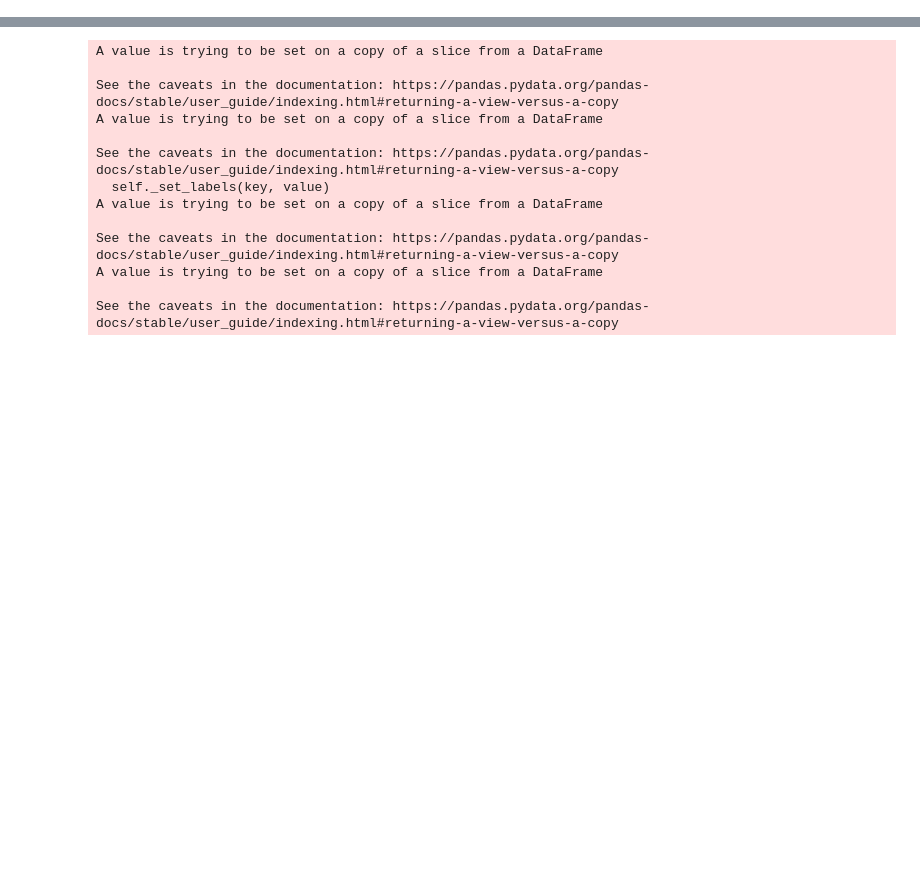
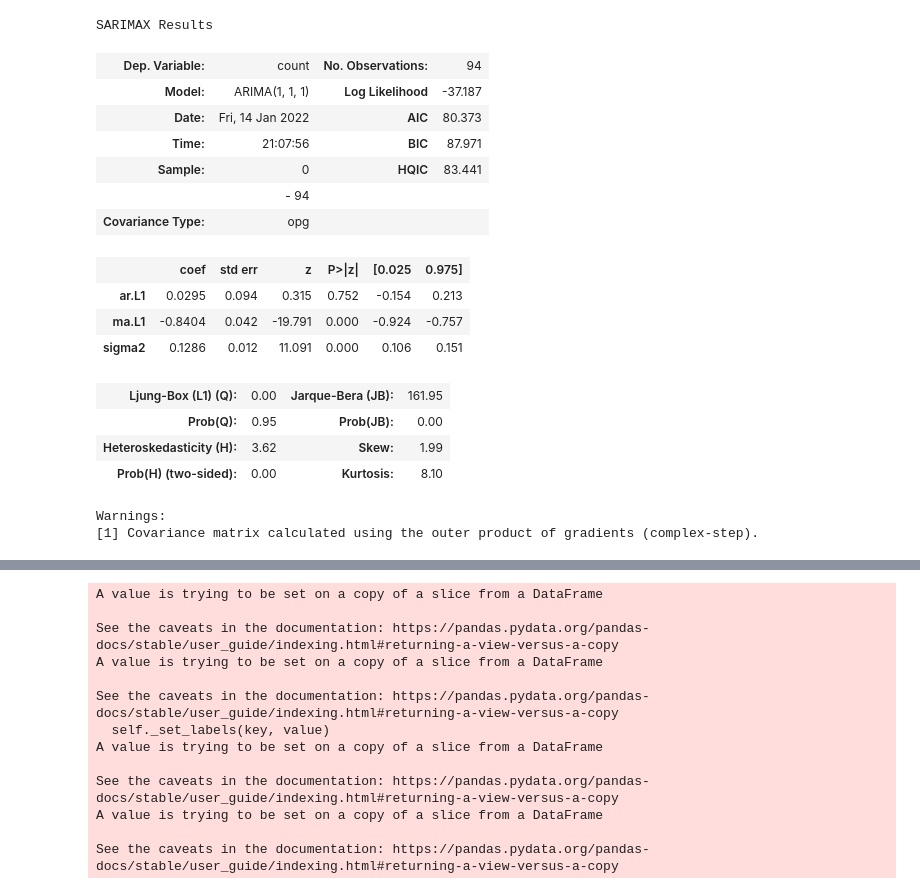
Before and after one commit to Rolkarolka/Delivery-optimization, a Jupyter notebook: notebooks/advanced_model.ipynb, the cells around one changed output, grey strips where cells are left out. Cells and saved outputs as stored; diff of their text form; code cells hidden in the pictures; blank space fills up the shorter version.

Commit message:
Add final ARIMA

```diff
--- a/notebooks/advanced_model.ipynb
+++ b/notebooks/advanced_model.ipynb
@@ -171,0 +265,25 @@ def product_viewed(product_id, df, dates, df_price = product_df):
+# %%
+train = z.iloc[:-30]
+test = z.iloc[-30:]
+model = ARIMA(train['count'], order = (1,1,1))
+model = model.fit()
+model.summary()
+# %% [output]
+SARIMAX Results
+| Dep. Variable: | count | No. Observations: | 94 |
+| Model: | ARIMA(1, 1, 1) | Log Likelihood | -37.187 |
+| Date: | Fri, 14 Jan 2022 | AIC | 80.373 |
+| Time: | 21:07:56 | BIC | 87.971 |
+| Sample: | 0 | HQIC | 83.441 |
+|  | - 94 |  |  |
+| Covariance Type: | opg |  |  |
+|  | coef | std err | z | P>|z| | [0.025 | 0.975] |
+| ar.L1 | 0.0295 | 0.094 | 0.315 | 0.752 | -0.154 | 0.213 |
+| ma.L1 | -0.8404 | 0.042 | -19.791 | 0.000 | -0.924 | -0.757 |
+| sigma2 | 0.1286 | 0.012 | 11.091 | 0.000 | 0.106 | 0.151 |
+| Ljung-Box (L1) (Q): | 0.00 | Jarque-Bera (JB): | 161.95 |
+| Prob(Q): | 0.95 | Prob(JB): | 0.00 |
+| Heteroskedasticity (H): | 3.62 | Skew: | 1.99 |
+| Prob(H) (two-sided): | 0.00 | Kurtosis: | 8.10 |
+Warnings:
+[1] Covariance matrix calculated using the outer product of gradients (complex-step).
```
Also changed, not shown: parts of 33 cells of this notebook, 1 other file.
